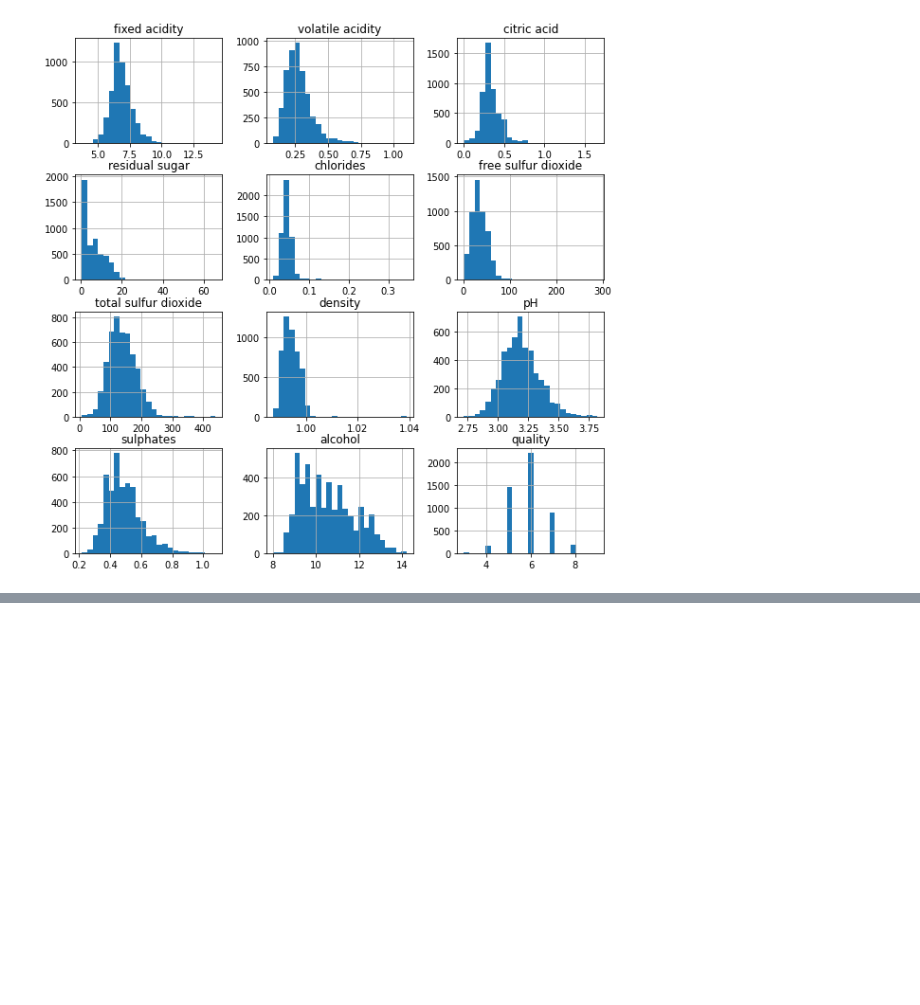
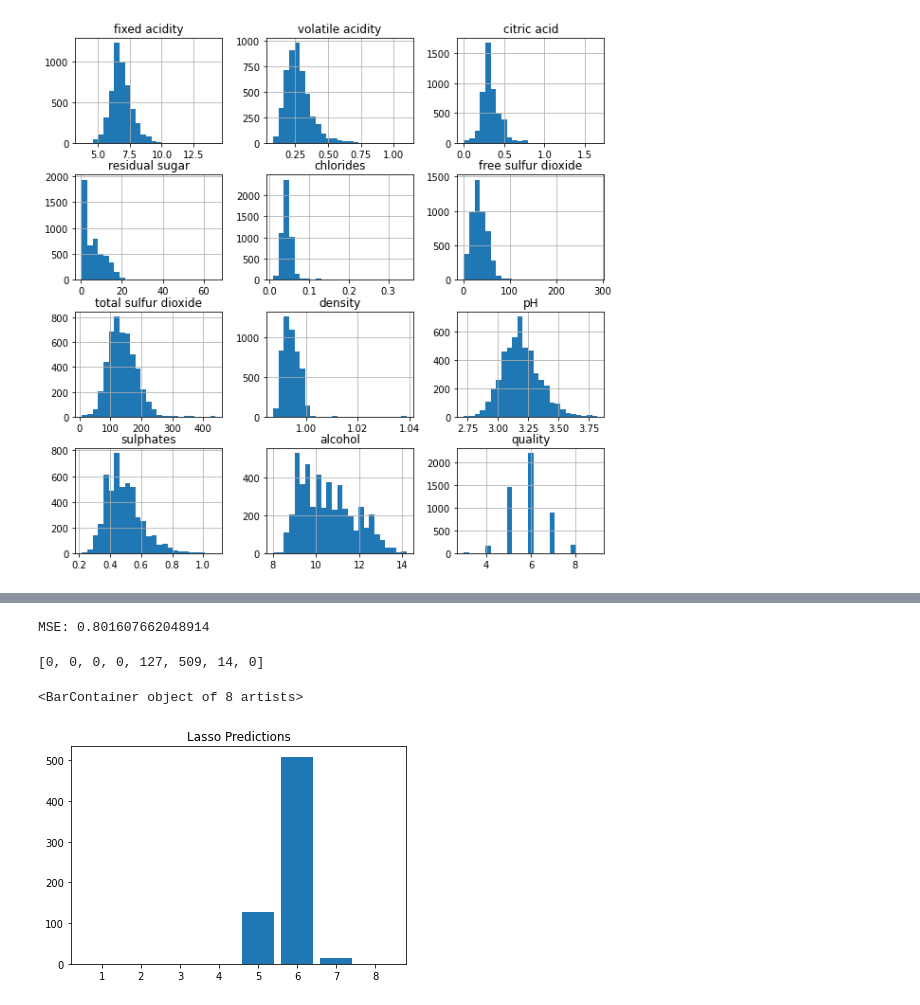
Before and after one commit to hakanjian/MLHW1, a Jupyter notebook: wineRegression.ipynb, the cells around one changed output, grey strips where cells are left out. Drawn from its saved outputs; the diff is of its cells as text; code cells hidden in the pictures; blank space fills up the shorter version.

```diff
--- a/wineRegression.ipynb
+++ b/wineRegression.ipynb
@@ -44,8 +78,10 @@ features = red.drop(["quality"], axis=1)
 targets = red['quality']
 wFeatures = white.drop(["quality"], axis=1)
 wTargets = white['quality']
+rwFeatures = redAndWhite.drop(['quality', 'type'], axis=1)
+rwTargets = redAndWhite['quality']
 # %%
-X_train, X_test, y_train, y_test = train_test_split(wFeatures, wTargets, test_size=0.1)
+X_train, X_test, y_train, y_test = train_test_split(rwFeatures, rwTargets, test_size=0.1)
 # %%
 #Normalizing data
 from sklearn.preprocessing import MinMaxScaler
@@ -98,0 +135,29 @@ rr.score(new_xtest, y_test), rr.score(new_xtrain, y_train)
+# %%
+import numpy as np
+from sklearn.dummy import DummyRegressor
+dummy_regr = DummyRegressor(strategy="median")
+dummy_regr.fit(new_xtrain, y_train)
+
+pred_train_dummy = dummy_regr.predict(new_xtrain)
+print("MSE:", mean_squared_error(y_train,pred_train_dummy))
+# %% [output]
+MSE: 0.801607662048914
+# %%
+# plt.xlabel('actual')
+# plt.ylabel('predicted')
+plt.title('Lasso Predictions')
+#print(np.rint(model_lasso.predict(new_xtest)))
+predicted = np.rint(model_lasso.predict(new_xtest))
+
+counts_arr =[]
+for i in range(1,9):
+    counts = np.count_nonzero((predicted == i))
+    counts_arr.append(counts)
+
+
+print(counts_arr)
+plt.bar([1,2,3,4,5,6,7,8], counts_arr)
+# %% [output]
+[0, 0, 0, 0, 127, 509, 14, 0]
+<BarContainer object of 8 artists>
+[figure, added]
```
Also changed, not shown: parts of 9 cells of this notebook.
